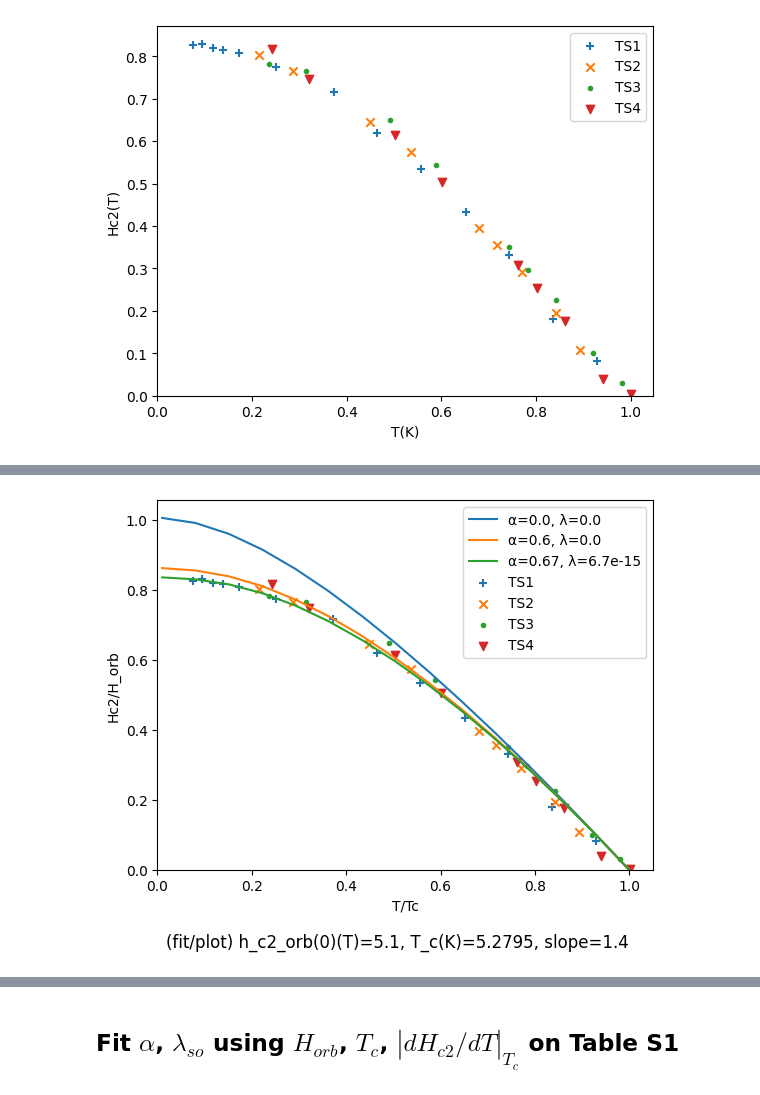
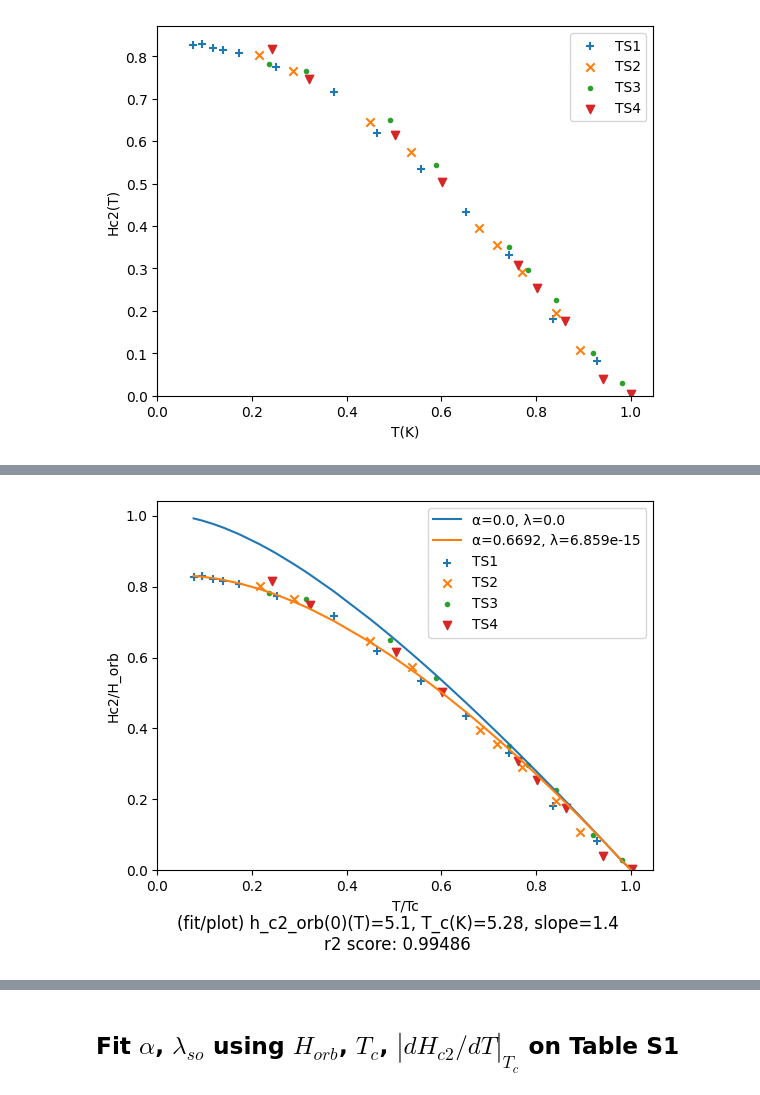
Before and after one commit to chhyyi/whh_fitting, a Jupyter notebook: fit0924.ipynb, the cells around one changed output, grey strips where cells are left out. Saved outputs shown, nothing was run; the diff lists cells and outputs as text; code cells hidden in the pictures.

Commit message:
by samples - from raw data. add r2 score..

```diff
--- a/fit0924.ipynb
+++ b/fit0924.ipynb
@@ -60,7 +78,7 @@ slope=np.array([1.4]*len(t))
 field_orb=np.array([5.1]*len(t))
 
 #t_c=fig5df['s1_T_c'].to_numpy()
-t_c=np.array([5.279503105590062]*len(t))
+t_c=np.array([5.28]*len(t))
 
 
 ms=(t, t_c, slope, field_norm, field_orb)
@@ -85,24 +103,12 @@ res_lsq.x:[6.68973405e-01 6.74522102e-15]
 # %%
 #%% plot from equation; y0=[0.6]
-len_x=15
-x=np.linspace(0.01, 1.0, len_x)
+x=t.copy()
+x.sort()
+len_x=len(x)
 
 field_orb=5.1
 y0=[0.6]
-t_c=5.279503105590062
-
-alpha=0.6
-l_so=0.0
-slope=1.4
-plot_inps=pd.DataFrame(x, columns=["T"])
-plot_inps["T_c"]=[t_c]*len_x
-plot_inps['slope']=[slope]*len_x
-plot_inps["alpha"]=[alpha]*len_x
-plot_inps['l_so']=[l_so]*len_x
-plot_inps['field_orb']=[field_orb]*len_x
-
-alpha0_6lso0 = [least_squares(whh.residual_exp_for_plot, y0, args=inp.to_list(), bounds=(0.0, np.inf)).x for _, inp in plot_inps.iterrows()]
-#alpha0_6lso0 = [least_squares(whh.residual, y0, args=inp.to_list(), bounds=(0.0, np.inf), gtol=None, ftol=1e-12).x for _, inp in plot_inps.iterrows()]
+t_c=5.28
 
 alpha=0.0
 l_so=0.0
@@ -127,23 +133,23 @@ plot_inps['field_orb']=[field_orb]*len_x
 
 fit_params = [least_squares(whh.residual_exp_for_plot, y0, args=inp.to_list(), bounds=(0.0, np.inf)).x for _, inp in plot_inps.iterrows()]
 #fit_params = [least_squares(whh.residual, y0, args=inp.to_list(), bounds=(0.0, np.inf), gtol=None, ftol=1e-12).x for _, inp in plot_inps.iterrows()]
-
-fig, ax = plt.subplots()
-ax.plot(x, alpha0lso0, label="α=0.0, λ=0.0")
-ax.plot(x, alpha0_6lso0, label="α=0.6, λ=0.0")
-ax.plot(x, fit_params, label=f"α={res_lsq.x[0]:.02}, λ={res_lsq.x[1]:.02}")
-
-samples=['TS1', 'TS2', 'TS3', 'TS4']
-sample_dfs=[fig5df[fig5df['sample']==sample] for sample in samples]
-markers=['+','x','.','v']
-
-axes_scatter=[ax.scatter(sample_df["T/Tc"].to_numpy(), sample_df["H/H_orb"].to_numpy(), label=sample, marker=marker) for sample_df, sample, marker in zip(sample_dfs, samples, markers)]
-
-ax.set(xlabel='T/Tc', ylabel='Hc2/H_orb')
-ax.set_xlim(left=0.0)
-ax.set_ylim(bottom=0.0)
-ax.legend()
-plt.figtext(0.5, -0.05, "(fit/plot) h_c2_orb(0)(T)=5.1, T_c(K)=5.2795, slope=1.4", wrap=True, horizontalalignment='center', fontsize=12)
-plt.show()
-# %% [output]
-[figure, removed]
+# %%
+
+fig, ax = plt.subplots()
+ax.plot(x, alpha0lso0, label="α=0.0, λ=0.0")
+ax.plot(x, fit_params, label=f"α={res_lsq.x[0]:0.4}, λ={res_lsq.x[1]:0.4}")
+
+samples=['TS1', 'TS2', 'TS3', 'TS4']
+sample_dfs=[fig5df[fig5df['sample']==sample] for sample in samples]
+markers=['+','x','.','v']
+
+axes_scatter=[ax.scatter(sample_df["T/Tc"].to_numpy(), sample_df["H/H_orb"].to_numpy(), label=sample, marker=marker) for sample_df, sample, marker in zip(sample_dfs, samples, markers)]
+
+ax.set(xlabel='T/Tc', ylabel='Hc2/H_orb')
+ax.set_xlim(left=0.0)
+ax.set_ylim(bottom=0.0)
+ax.legend()
+plt.figtext(0.5, -0.05, f"(fit/plot) h_c2_orb(0)(T)=5.1, T_c(K)=5.28, slope=1.4\nr2 score: {r2_score(fit_params, fig5df_sorted["H/H_orb"].to_numpy()):0.5}", wrap=True, horizontalalignment='center', fontsize=12)
+plt.show()
+# %% [output]
+[figure, added]
```
Also changed, not shown: parts of 19 cells of this notebook, 5 other files.
